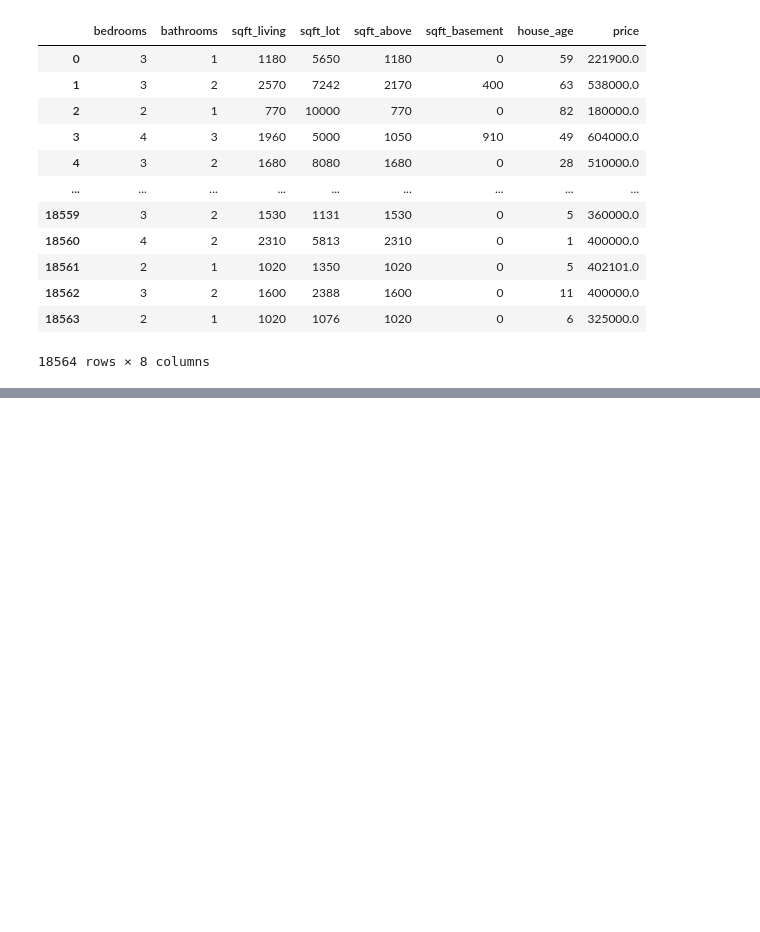
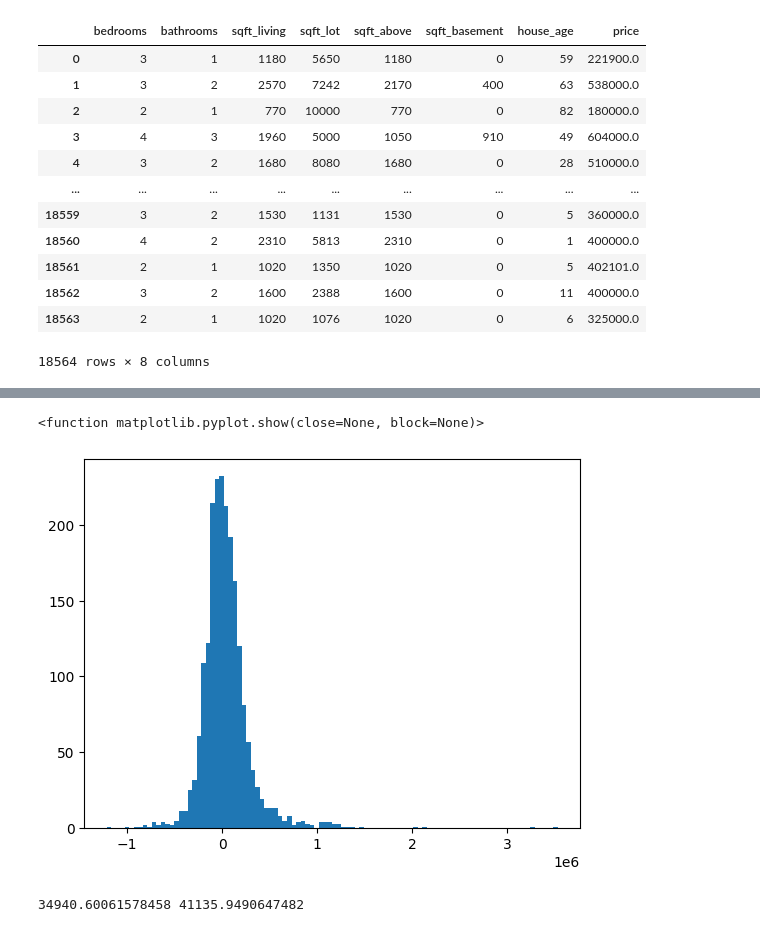
Before and after one commit to Schummy07/House_pricing, a Jupyter notebook: notebook_de_testes.ipynb, the cells around one changed output, grey strips where cells are left out. Drawn from its saved outputs; the diff is of its cells as text; code cells hidden in the pictures; blank space fills up the shorter version.

```diff
--- a/notebook_de_testes.ipynb
+++ b/notebook_de_testes.ipynb
@@ -47,0 +73,13 @@ json.dump({"model": modelo, "pregressao": historico, "base_score": score_base},
+# %%
+teste["KNN_prev"] = KNN_list
+teste["KNN_res"] = teste["price"] - teste["KNN_prev"]
+
+plt.hist(teste["KNN_res"], bins = 100)
+plt.show
+# %% [output]
+<function matplotlib.pyplot.show(close=None, block=None)>
+[figure, added]
+# %%
+print(teste["residual"].mean(), teste["KNN_res"].mean())
+# %% [output]
+34940.60061578458 41135.9490647482
```
Also changed, not shown: parts of 8 cells of this notebook, 2 other files.
